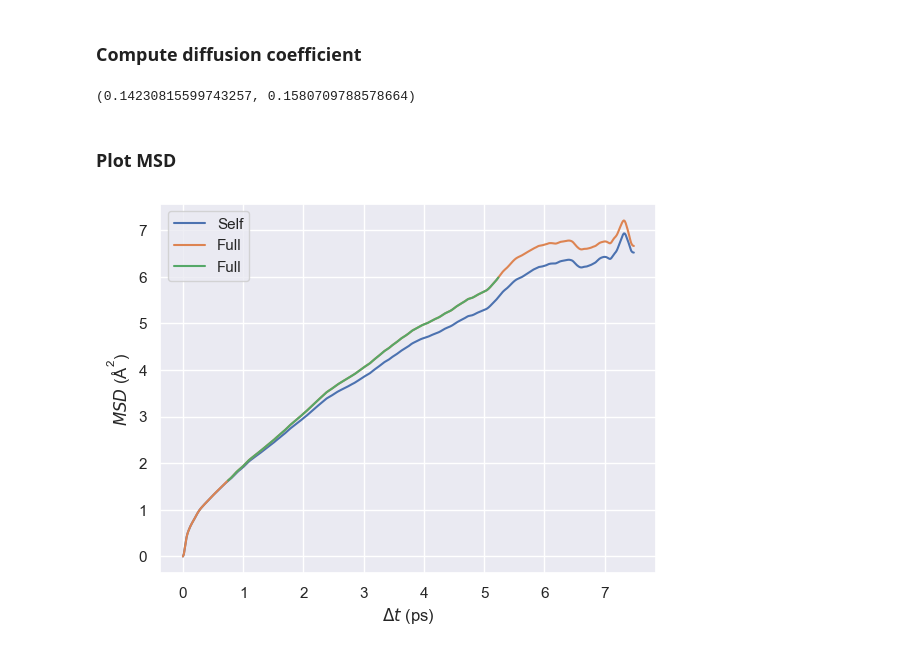
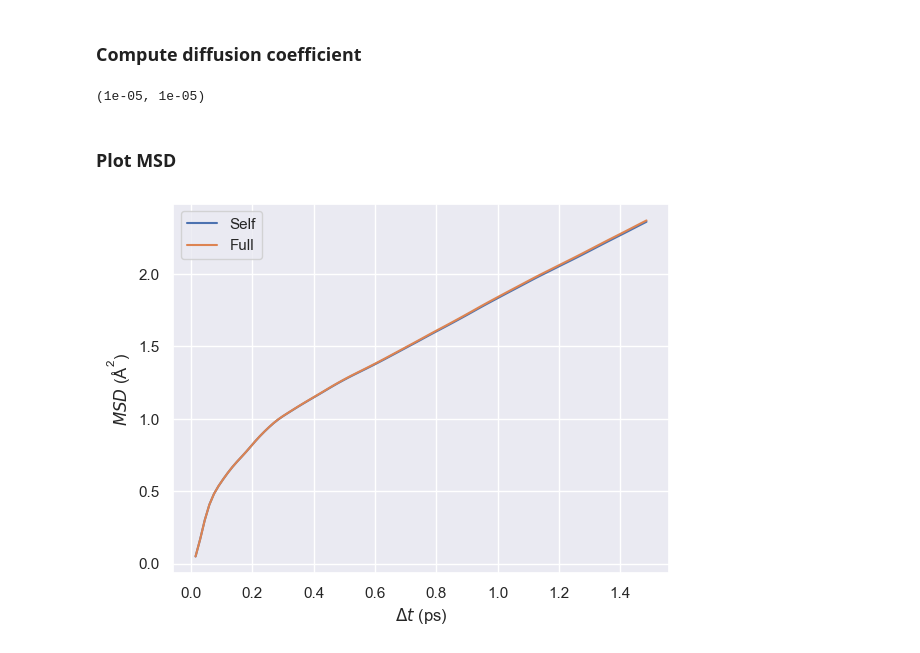
Before and after one commit to CibranLopez/Database, a Jupyter notebook: MSD cross-terms.ipynb, the cells around one changed output. Saved outputs shown, nothing was run; the diff lists cells and outputs as text; code cells hidden in the pictures.

```diff
--- a/MSD cross-terms.ipynb
+++ b/MSD cross-terms.ipynb
@@ -220,7 +212,7 @@ for delta_t in np.arange(1, n_conf):
 # %%
 # Scalar product between self particles
 self_scalar_product = differences_tensor_mean * differences_tensor_mean
-self_scalar_product = np.sum(self_distances, axis=-1)
+self_scalar_product = np.sum(self_scalar_product, axis=-1)
 
 # Apply average for particles
 particles_avg = np.nanmean(self_scalar_product, axis=-1)  # Raises warning due to NaNs in some positions
@@ -232,7 +224,7 @@ MSD_self = np.nanmean(particles_avg, axis=-1)
 # %%
 n_distinct = (n_diff_atoms * (n_diff_atoms - 1)) / 2
 
-particles_sum = np.zeros((n_conf, n_conf))
+particles_sum = np.zeros((n_delta_t, n_conf))
 for idx_i in np.arange(n_diff_atoms):
     # All remaining indexes
     idx_j = np.arange(idx_i+1, n_diff_atoms)
@@ -260,19 +252,16 @@ MSD_distinct = np.nanmean(particles_avg, axis=-1)
 MSD_full = MSD_self + MSD_distinct
 
 # Define the array of time simulation in pico-seconds
-delta_t_array = np.arange(n_conf) * (INCAR_n_steps * INCAR_delta_t * 1e-3)
+delta_t_array = np.arange(n_delta_t) * (INCAR_n_steps * INCAR_delta_t * 1e-3)
 # %% [markdown]
 ### Compute diffusion coefficient
 # %%
-initial_point = 0.1
-ending_point  = 0.7
+initial_ratio = 0.1
+ending_ratio  = 0.7
 x_fit = delta_t_array
 
-if initial_point is None: initial_point = int(0.1 * n_conf)
-else:                     initial_point = int(initial_point * n_conf)
-
-if ending_point is None: ending_point = int(0.9 * n_conf)
-else:                    ending_point = int(ending_point * n_conf)
+initial_point = int(initial_ratio * n_conf)
+ending_point  = int(ending_ratio  * n_conf)
 
 y_fit    = MSD_self
 yerr_fit = None  #yerr_fit = MSD_self_std
@@ -292,24 +281,26 @@ coef_D_full = _beta_[1]
 
 coef_D_self, coef_D_full
 # %% [output]
-(0.14230815599743257, 0.1580709788578664)
+(1e-05, 1e-05)
 # %% [markdown]
 ### Plot MSD
 # %%
 plt.plot(delta_t_array,
          MSD_self,
          label='Self')
 plt.plot(delta_t_array,
          MSD_full,
          label='Full')
 
+'''
 plt.plot(delta_t_array[initial_point:ending_point],
          MSD_full[initial_point:ending_point],
-         label='Full')
+         label='Fit')
+'''
 
 plt.xlabel(r'$\Delta t$ (ps)')
 plt.ylabel(r'$MSD$ ($\mathregular{Å^2}$)')
 plt.legend(loc='best')
 plt.show()
 # %% [output]
-[figure, old version]
+[figure, new version]
```
Also changed, not shown: parts of 3 cells of this notebook, 1 other file.
